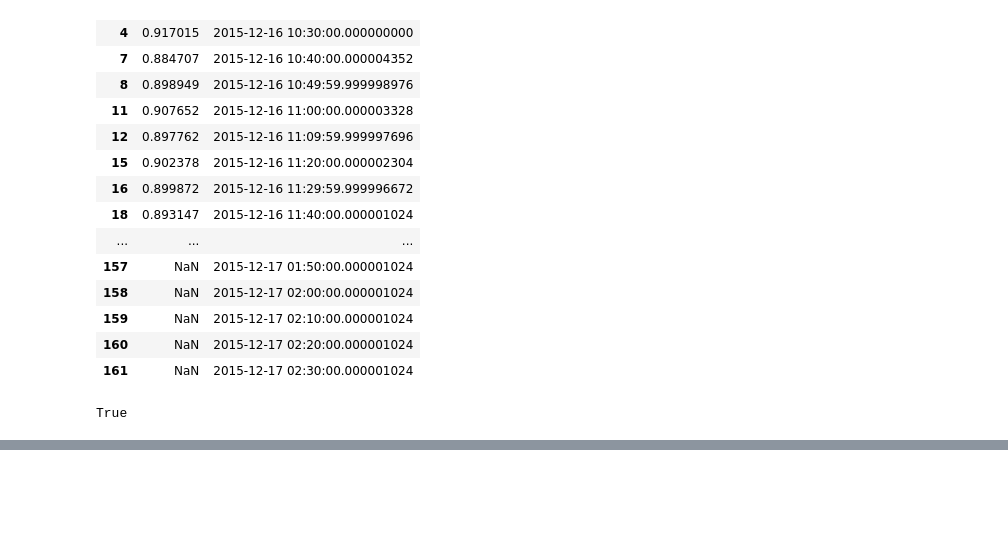
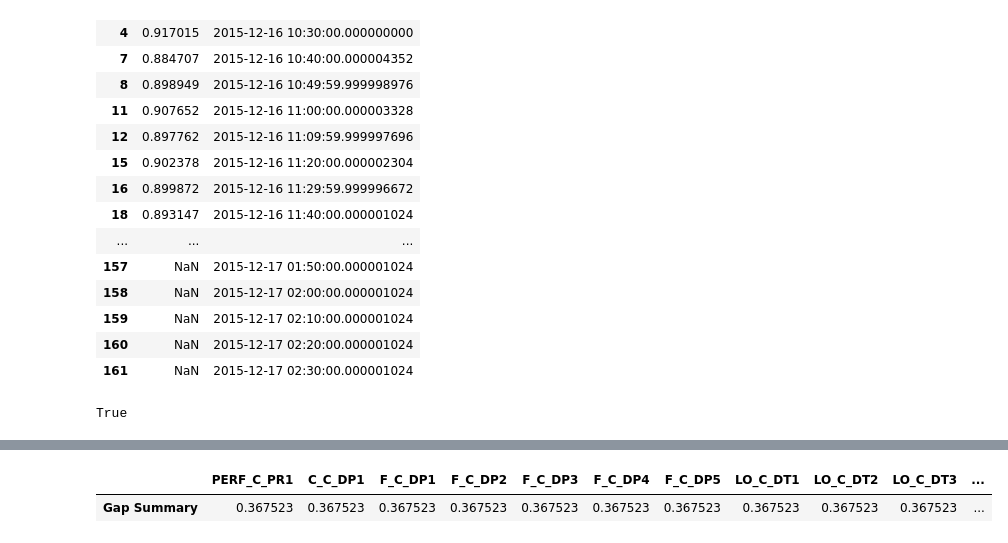
Before and after one commit to j-goldsmith/TurbineTimeSeries.EDA, a Jupyter notebook: eda/Gap analysis.ipynb, the cells around one changed output, grey strips where cells are left out. Cells and saved outputs as stored; diff of their text form; code cells hidden in the pictures; blank space fills up the shorter version.

Commit message:
gap analysis

```diff
--- a/eda/Gap analysis.ipynb
+++ b/eda/Gap analysis.ipynb
@@ -64,17 +68,17 @@ def drop_recent_nans(fulltime, timestampcol,powercol):
     dropped = fulltime.drop(todrop)
     return (dropped)
 # %%
-def timejoiner(df,timestampcol,powercol):
-    aa = pd.DataFrame()
-    aa[timestampcol]= pd.date_range(test.iloc[0]['timestamp'],test.iloc[-1][timestampcol],freq=pd.Timedelta('10minutes'))
-    aa[powercol]=np.nan
-    aa.merge(df,how='left')
+def timejoiner(df,timestampcol):
+    aa = pd.DataFrame(columns=df.columns)
+    aa[timestampcol]= pd.date_range(test.iloc[0][timestampcol],test.iloc[-1][timestampcol],freq=pd.Timedelta('10minutes'))
+    aa[:]=np.nan ## set entire df to nan
+#     aa.merge(df,how='left')
     df[timestampcol] = pd.to_datetime(df[timestampcol])
     fulltime = aa.append(df)#.sort_values(by='TIMESTAMP')
     fulltime = fulltime.sort_values(by=timestampcol).reset_index().drop('index',axis=1)
 
 #     while np.any(np.isnan(fulltime[powercol])):
-    fulltime = drop_recent_nans(fulltime,timestampcol,powercol)
+    fulltime = drop_recent_nans(fulltime,timestampcol)
 
     fulltime = fulltime.set_index(timestampcol)
     return (fulltime)
@@ -299,0 +193,28 @@ dfcopy.head(10)
+# %%
+def gap_analysis(df,timestampcol,data_res):
+    gap_summary = pd.DataFrame(columns=df.columns.values)
+
+    if data_res in ['10min','10 min','10m']: ## one full day has 24*6 = 144 10-minute timestamps
+        timerange = df.iloc[-1][timestampcol] -df.iloc[0][timestampcol]
+        total_timestamps = timerange.days*144 + int(timerange.seconds/600)+1
+        counts = df.count()/total_timestamps
+        counts.name = 'Gap Summary'
+        gap_summary = gap_summary.append(counts)
+        percent_gap = len(df.index)/total_timestamps
+        gap_summary.at['Gap Summary',timestampcol]=percent_gap
+        return(gap_summary)
+
+    elif data_res in ['1hr','1 hr','1 hour']: ## one full day has 24 1-hr timestamps
+        timerange = df.iloc[-1][timestampcol] -df.iloc[0][timestampcol]
+        total_timestamps = timerange.days*24 + int(timerange.seconds/3600)+1
+        counts = df.count()/total_timestamps
+        counts.name = 'Gap Summary'
+        gap_summary = gap_summary.append(counts)
+        percent_gap = len(df.index)/total_timestamps
+        gap_summary.at['Gap Summary',timestampcol]=percent_gap
+        return(gap_summary)
+# %%
+gap_analysis(model1_psn3_10min,timestampcol='TIMESTAMP',data_res='10min')
+# %% [output]
+|  | PERF_C_PR1 | C_C_DP1 | F_C_DP1 | F_C_DP2 | F_C_DP3 | F_C_DP4 | F_C_DP5 | LO_C_DT1 | LO_C_DT2 | LO_C_DT3 | ... |
+| Gap Summary | 0.367523 | 0.367523 | 0.367523 | 0.367523 | 0.367523 | 0.367523 | 0.367523 | 0.367523 | 0.367523 | 0.367523 | ... |
```
Also changed, not shown: parts of 15 cells of this notebook.
